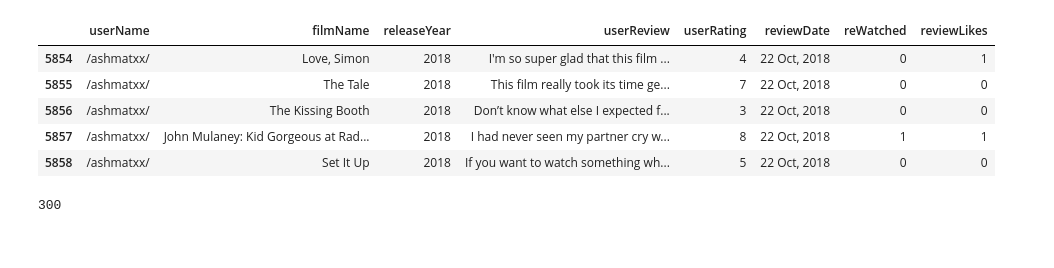
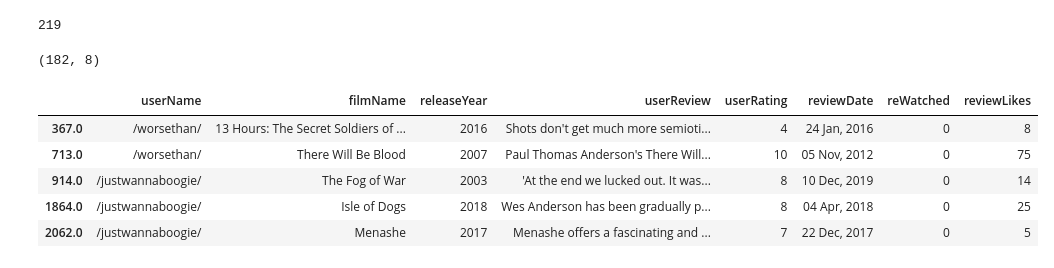
Before and after one commit to intelMT/movrec, a Jupyter notebook: src/movie_review_scraping.ipynb, the cells around one changed output. Drawn from its saved outputs; the diff is of its cells as text; code cells hidden in the pictures.

```diff
--- a/src/movie_review_scraping.ipynb
+++ b/src/movie_review_scraping.ipynb
@@ -257,13 +235,24 @@ array(['/worsethan/', '/justwannaboogie/', '/owene73/', '/valdesbian/',
-# %%
-test.tail()
-# %% [output]
-|  | userName | filmName | releaseYear | userReview | userRating | reviewDate | reWatched | reviewLikes |
-| 5854 | /ashmatxx/ | Love, Simon | 2018 | I'm so super glad that this film ... | 4 | 22 Oct, 2018 | 0 | 1 |
-| 5855 | /ashmatxx/ | The Tale | 2018 | This film really took its time ge... | 7 | 22 Oct, 2018 | 0 | 0 |
-| 5856 | /ashmatxx/ | The Kissing Booth | 2018 | Don’t know what else I expected f... | 3 | 22 Oct, 2018 | 0 | 0 |
-| 5857 | /ashmatxx/ | John Mulaney: Kid Gorgeous at Rad... | 2018 | I had never seen my partner cry w... | 8 | 22 Oct, 2018 | 1 | 1 |
-| 5858 | /ashmatxx/ | Set It Up | 2018 | If you want to watch something wh... | 5 | 22 Oct, 2018 | 0 | 0 |
-# %%
-len(userNames)
-# %% [output]
-300
+# %%
+df.userName.nunique()
+# %% [output]
+219
+# %%
+def filter_review_by_word(df, word):
+    filtered = [(i,item) for (i, item) in enumerate(df['userReview']) if (str(item).find(word) >= 0)]
+    locs = [item[0] for item in filtered]
+    return df.iloc[locs]
+# %%
+aboutLBXD = filter_review_by_word(df, 'illuminating')
+# %%
+aboutLBXD.shape
+# %% [output]
+(182, 8)
+# %%
+aboutLBXD.head()
+# %% [output]
+|  | userName | filmName | releaseYear | userReview | userRating | reviewDate | reWatched | reviewLikes |
+| 367.0 | /worsethan/ | 13 Hours: The Secret Soldiers of ... | 2016 | Shots don't get much more semioti... | 4 | 24 Jan, 2016 | 0 | 8 |
+| 713.0 | /worsethan/ | There Will Be Blood | 2007 | Paul Thomas Anderson's There Will... | 10 | 05 Nov, 2012 | 0 | 75 |
+| 914.0 | /justwannaboogie/ | The Fog of War | 2003 | 'At the end we lucked out. It was... | 8 | 10 Dec, 2019 | 0 | 14 |
+| 1864.0 | /justwannaboogie/ | Isle of Dogs | 2018 | Wes Anderson has been gradually p... | 8 | 04 Apr, 2018 | 0 | 25 |
+| 2062.0 | /justwannaboogie/ | Menashe | 2017 | Menashe offers a fascinating and ... | 7 | 22 Dec, 2017 | 0 | 5 |
```
Also changed, not shown: parts of 11 cells of this notebook, 1 other file.
